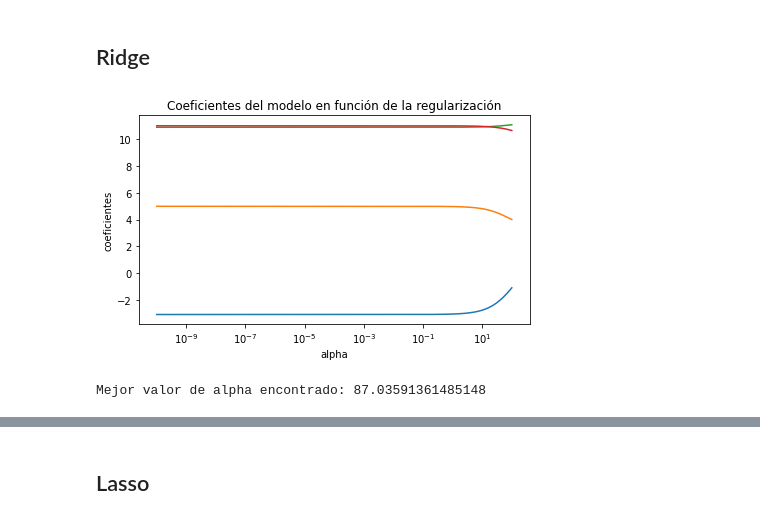
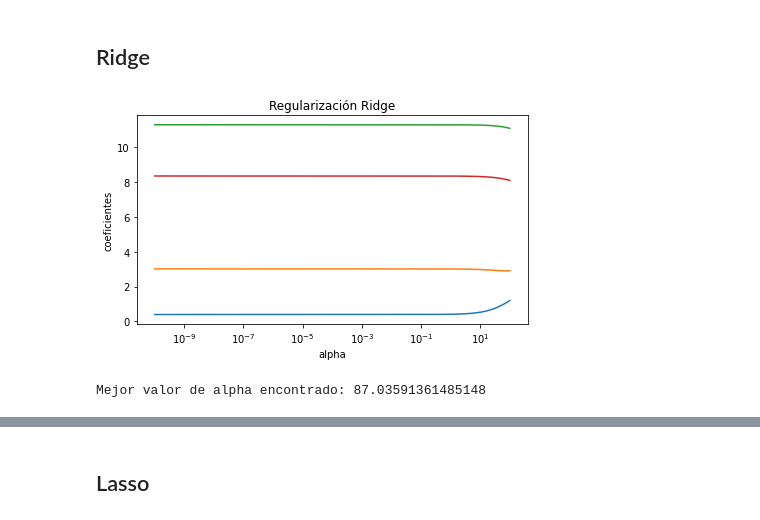
Before and after one commit to CrowBonilla/sistemas-inteligentes, a Jupyter notebook: code/ML_Regression_CO2_Emission.ipynb, the cells around one changed output, grey strips where cells are left out. Saved outputs shown, nothing was run; the diff lists cells and outputs as text; code cells hidden in the pictures.

Commit message:
ML models

```diff
--- a/code/ML_Regression_CO2_Emission.ipynb
+++ b/code/ML_Regression_CO2_Emission.ipynb
@@ -251,35 +251,36 @@ from sklearn.linear_model import ElasticNetCV
 # ==============================================================================
 # Por defecto RidgeCV utiliza el mean squared error
 modelo_Ridge = RidgeCV(
             alphas          = np.logspace(-10, 2, 200),
             fit_intercept   = True,
-            store_cv_values = True
+            store_cv_values = True,
          )
 
 _ = modelo_Ridge.fit(X = X, y = y)
 
 # Evolución de los coeficientes en función de alpha
 # ==============================================================================
 alphas = modelo_Ridge.alphas
 coefs = []
 
 for alpha in alphas:
-    modelo_temp = Ridge(alpha=alpha, fit_intercept=False)
+    modelo_temp = Ridge(alpha=alpha, fit_intercept=True)
     modelo_temp.fit(X_train, y_train)
     coefs.append(modelo_temp.coef_.flatten())
 
 fig, ax = plt.subplots(figsize=(7, 3.84))
 ax.plot(alphas, coefs)
 ax.set_xscale('log')
 ax.set_xlabel('alpha')
 ax.set_ylabel('coeficientes')
-ax.set_title('Coeficientes del modelo en función de la regularización');
+#Coeficientes del modelo en función de la
+ax.set_title('Regularización Ridge');
 plt.axis('tight')
 plt.show()
 
 # Mejor valor alpha encontrado
 # ==============================================================================
 print(f"Mejor valor de alpha encontrado: {modelo_Ridge.alpha_}")
 # %% [output]
-[figure, old version]
+[figure, new version]
 Mejor valor de alpha encontrado: 87.03591361485148
```
Also changed, not shown: parts of 21 cells of this notebook, 3 other files.
